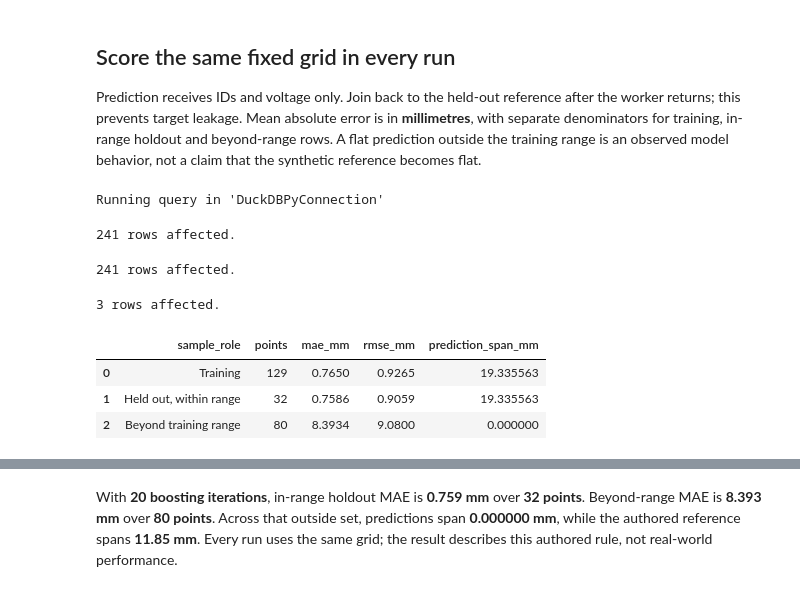
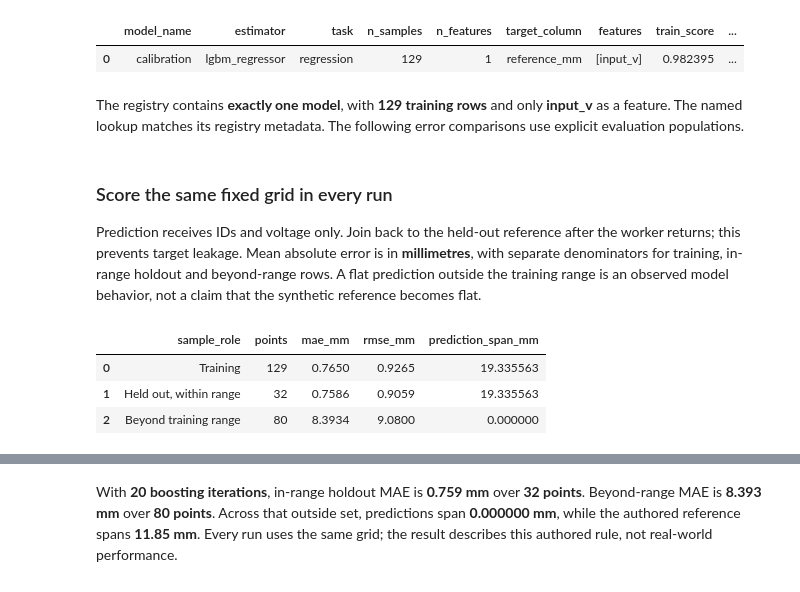
Before and after one commit to Query-farm/vgi-lightgbm, a Jupyter notebook: notebooks/01_test_calibration_extrapolation.ipynb, the cells around one changed output, grey strips where cells are left out. Drawn from its saved outputs; the diff is of its cells as text; code cells hidden in the pictures.

```diff
--- a/notebooks/01_test_calibration_extrapolation.ipynb
+++ b/notebooks/01_test_calibration_extrapolation.ipynb
@@ -96,11 +114,27 @@ Running query in 'DuckDBPyConnection'
+# %%
+%%sql
+CREATE TABLE registry_during AS SELECT * FROM lightgbm.main.models();
+CREATE TABLE inspected_model AS SELECT * FROM lightgbm.main.model_info('calibration');
+SELECT model_name,estimator,task,n_samples,n_features,target_column,features,train_score,lightgbm_version,created_at
+FROM inspected_model;
+# %% [output]
+|  | model_name | estimator | task | n_samples | n_features | target_column | features | train_score | ... |
+| 0 | calibration | lgbm_regressor | regression | 129 | 1 | reference_mm | [input_v] | 0.982395 | ... |
+# %%
+assert con.execute("SELECT models FROM registry_start").fetchall()==[(0,)]
+assert con.execute("SELECT count(*)=1 AND min(n_samples)=129 AND min(n_features)=1 AND min(features)=['input_v'] FROM registry_during").fetchall()==[(True,)]
+assert con.execute("SELECT count(*) FROM (SELECT * FROM registry_during EXCEPT SELECT * FROM inspected_model)").fetchall()==[(0,)]
+prose("The registry contains **exactly one model**, with **129 training rows** and only **input_v** as a feature. The named lookup matches its registry metadata. The following error comparisons use explicit evaluation populations.")
+# %% [output]
+The registry contains **exactly one model**, with **129 training rows** and only **input_v** as a feature. The named lookup matches its registry metadata. The following error comparisons use explicit evaluation populations.
 # %% [markdown]
-## Score the same fixed grid in every run
+### Score the same fixed grid in every run
 
 Prediction receives IDs and voltage only. Join back to the held-out reference after the worker returns; this prevents target leakage. Mean absolute error is in **millimetres**, with separate denominators for training, in-range holdout and beyond-range rows. A flat prediction outside the training range is an observed model behavior, not a claim that the synthetic reference becomes flat.
 # %%
 %%sql
 CREATE TABLE predicted AS
-SELECT * FROM lightgbm.predict(
+SELECT * FROM lightgbm.main.predict(
     (SELECT sample_id,input_v FROM observations ORDER BY sample_id),
     model_name := 'calibration', id := 'sample_id');
 CREATE TABLE evaluation AS
@@ -117,10 +151,6 @@ SELECT sample_role,points,round(mae_mm,4) AS mae_mm,round(rmse_mm,4) AS rmse_mm,
        round(max_prediction_mm-min_prediction_mm,6) AS prediction_span_mm
 FROM metrics ORDER BY CASE sample_role WHEN 'Training' THEN 1 WHEN 'Held out, within range' THEN 2 ELSE 3 END;
 # %% [output]
-Running query in 'DuckDBPyConnection'
-241 rows affected.
-241 rows affected.
-3 rows affected.
 |  | sample_role | points | mae_mm | rmse_mm | prediction_span_mm |
 | 0 | Training | 129 | 0.7650 | 0.9265 | 19.335563 |
 | 1 | Held out, within range | 32 | 0.7586 | 0.9059 | 19.335563 |
```
Also changed, not shown: parts of 26 cells of this notebook, 14 other files.
